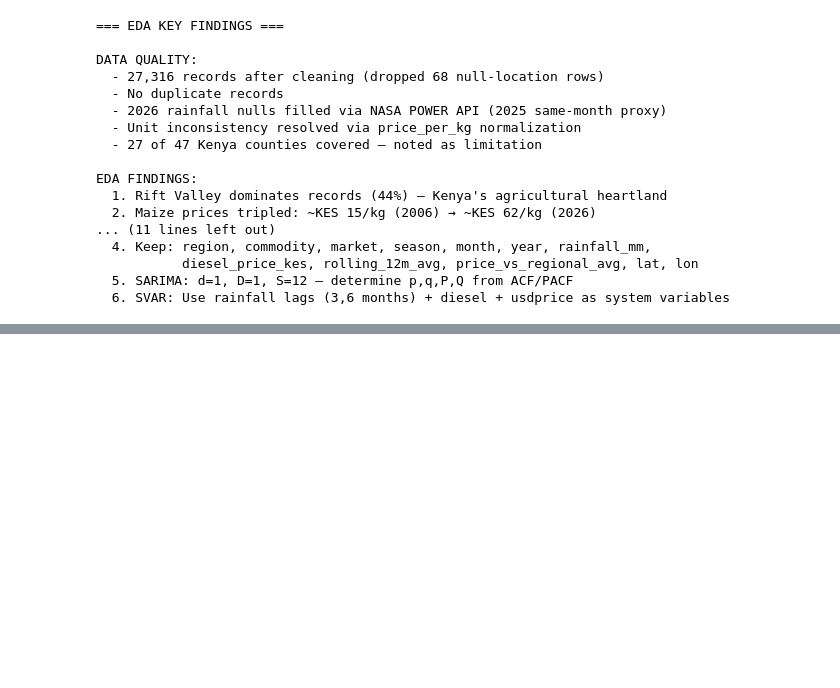
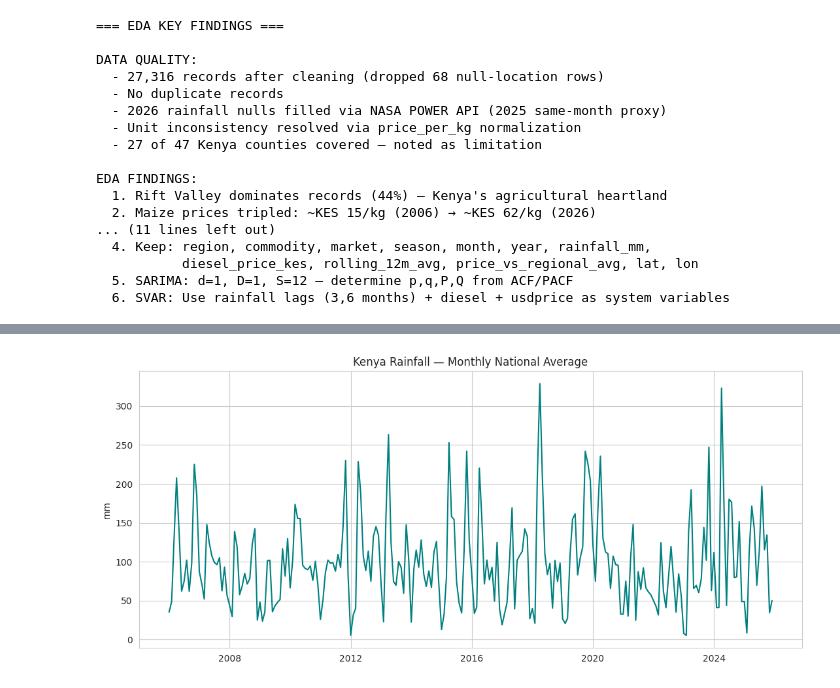
Before and after one commit to machange12/bei-smart, a Jupyter notebook: notebooks/eda/EDA_master.ipynb, the cells around one changed output, grey strips where cells are left out. Saved outputs shown, nothing was run; the diff lists cells and outputs as text; code cells hidden in the pictures; blank space fills up the shorter version.

```diff
--- a/notebooks/eda/EDA_master.ipynb
+++ b/notebooks/eda/EDA_master.ipynb
@@ -833,0 +910,9 @@ EDA FINDINGS:
+# %%
+plt.figure(figsize=(11, 5))
+plt.plot(rain_ts, color="teal")
+plt.title("Kenya Rainfall — Monthly National Average")
+plt.ylabel("mm")
+plt.tight_layout()
+plt.show()
+# %% [output]
+[figure, added]
```
Also changed, not shown: parts of 51 cells of this notebook.
